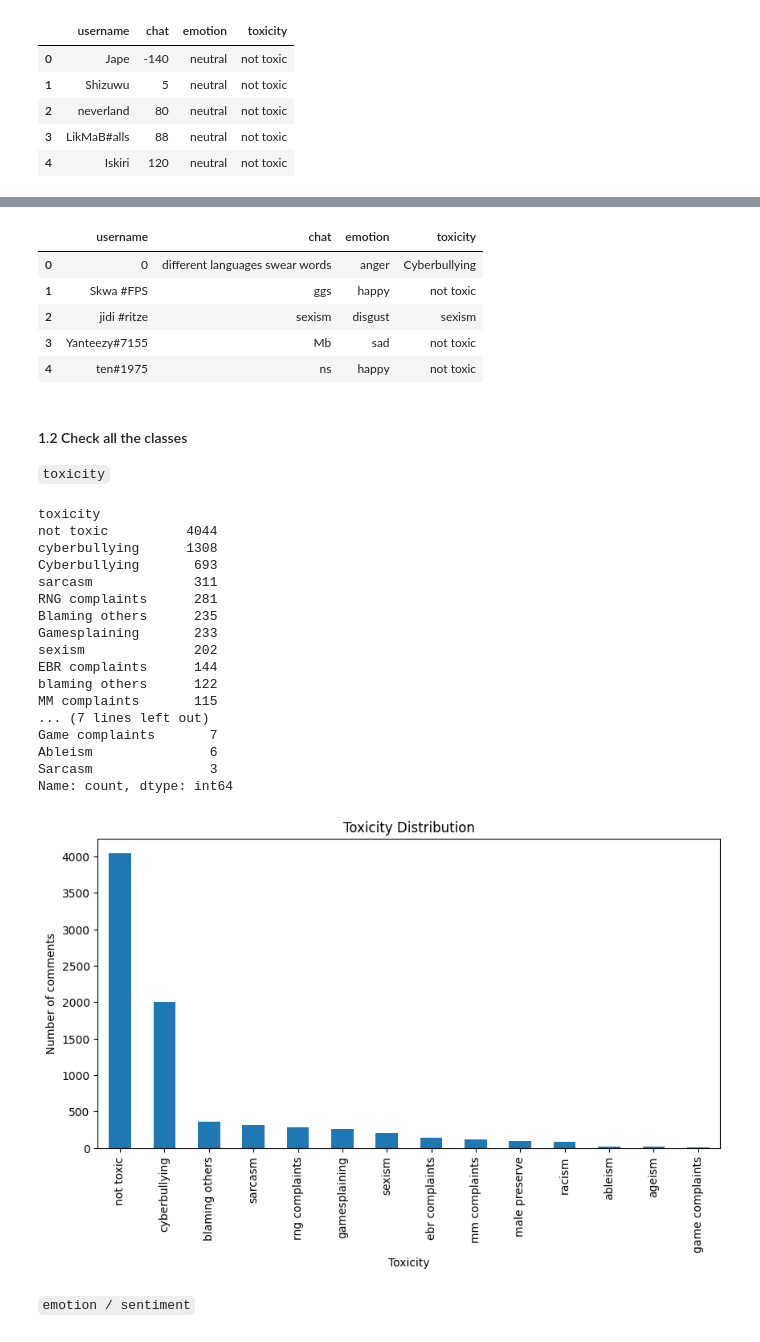
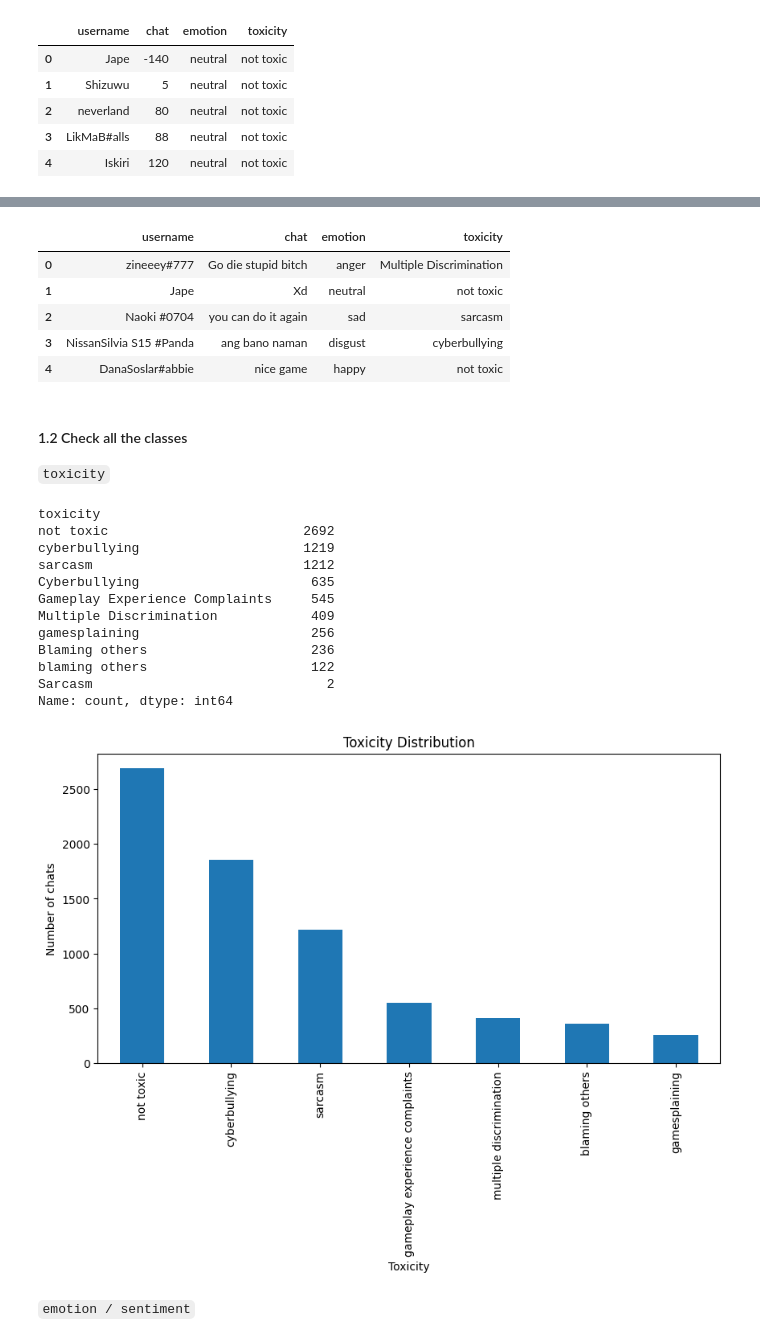
Before and after one commit to cooldragon12/model-multitask-learning, a Jupyter notebook: src/model.mtl.ipynb, the cells around one changed output, grey strips where cells are left out. Drawn from its saved outputs; the diff is of its cells as text; code cells hidden in the pictures.

```diff
--- a/src/model.mtl.ipynb
+++ b/src/model.mtl.ipynb
@@ -30,5 +30,5 @@ device = select_device('dml')
 # %%
-df = pd.read_csv('../dataset/Dataset_ChattyTicket.csv')
+df = pd.read_csv(f'../dataset/{name_8k_dataset}', encoding='utf-8')
 # %%
 # check for any null values
 print(df.isnull().sum())
@@ -78,11 +78,11 @@ df.tail()
 df.head()
 # %% [output]
 |  | username | chat | emotion | toxicity |
-| 0 | 0 | different languages swear words | anger | Cyberbullying |
-| 1 | Skwa #FPS | ggs | happy | not toxic |
-| 2 | jidi #ritze | sexism | disgust | sexism |
-| 3 | Yanteezy#7155 | Mb | sad | not toxic |
-| 4 | ten#1975 | ns | happy | not toxic |
+| 0 | zineeey#777 | Go die stupid bitch | anger | Multiple Discrimination |
+| 1 | Jape | Xd | neutral | not toxic |
+| 2 | Naoki #0704 | you can do it again | sad | sarcasm |
+| 3 | NissanSilvia S15 #Panda | ang bano naman | disgust | cyberbullying |
+| 4 | DanaSoslar#abbie | nice game | happy | not toxic |
 # %% [markdown]
 #### 1.2 Check all the classes
 
@@ -91,34 +91,29 @@ df.head()
 df['toxicity'].value_counts()
 # %% [output]
 toxicity
-not toxic          4044
-cyberbullying      1308
-Cyberbullying       693
-sarcasm             311
-RNG complaints      281
-Blaming others      235
-Gamesplaining       233
-sexism              202
-EBR complaints      144
-blaming others      122
-MM complaints       115
-... (7 lines left out)
-Game complaints       7
-Ableism               6
-Sarcasm               3
+not toxic                         2692
+cyberbullying                     1219
+sarcasm                           1212
+Cyberbullying                      635
+Gameplay Experience Complaints     545
+Multiple Discrimination            409
+gamesplaining                      256
+Blaming others                     236
+blaming others                     122
+Sarcasm                              2
 Name: count, dtype: int64
 # %%
 df['toxicity']= df['toxicity'].apply(lambda x: x.lower())
 # %%
 # bar plot
 plt.figure(figsize=(10,5))
 df['toxicity'].value_counts().plot(kind='bar')
-plt.ylabel('Number of comments')
+plt.ylabel('Number of chats')
 plt.xlabel('Toxicity')
 plt.title('Toxicity Distribution')
 plt.show()
 # %% [output]
-[figure, old version]
+[figure, new version]
 # %% [markdown]
 `emotion / sentiment`
 # %%
```
Also changed, not shown: parts of 52 cells of this notebook, 18 other files.
